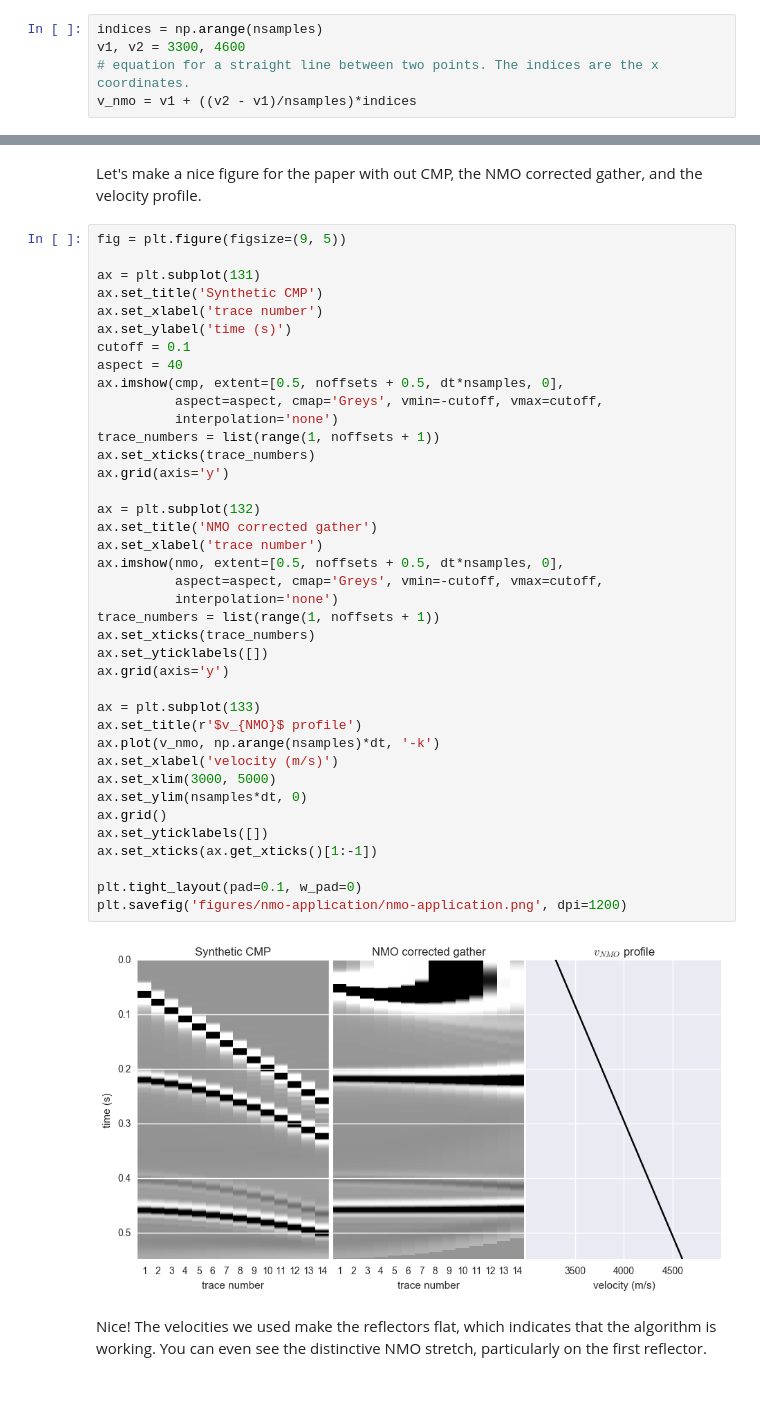
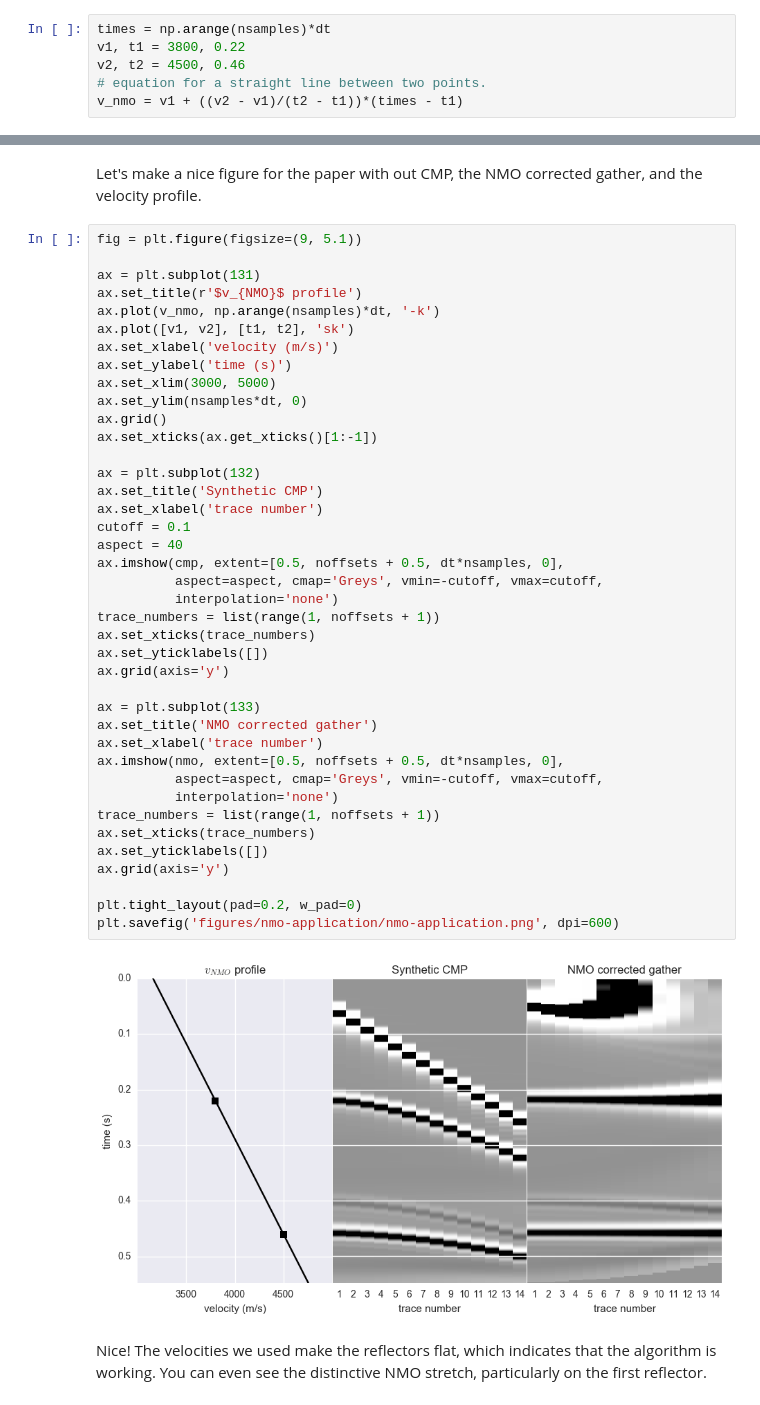
Before and after one commit to pinga-lab/nmo-tutorial, a Jupyter notebook: step-by-step-nmo.ipynb, the cells around one changed output, grey strips where cells are left out. Drawn from its saved outputs; the diff is of its cells as text.

Commit message:
Pick two vnmo points and draw a line between them

```diff
--- a/step-by-step-nmo.ipynb
+++ b/step-by-step-nmo.ipynb
@@ -269,8 +269,9 @@ We'll first choose a velocity profile. I'll cheat and use the velocities I know
 # %%
-indices = np.arange(nsamples)
-v1, v2 = 3300, 4600
-# equation for a straight line between two points. The indices are the x coordinates.
-v_nmo = v1 + ((v2 - v1)/nsamples)*indices
+times = np.arange(nsamples)*dt
+v1, t1 = 3800, 0.22
+v2, t2 = 4500, 0.46
+# equation for a straight line between two points.
+v_nmo = v1 + ((v2 - v1)/(t2 - t1))*(times - t1)
 # %% [markdown]
 Now we can use our `nmo_correction` function on the synthetic CMP.
 # %%
@@ -278,46 +279,47 @@ nmo = nmo_correction(cmp, dt, offsets, v_nmo)
 # %% [markdown]
 Let's make a nice figure for the paper with out CMP, the NMO corrected gather, and the velocity profile.
 # %%
-fig = plt.figure(figsize=(9, 5))
+fig = plt.figure(figsize=(9, 5.1))
 
 ax = plt.subplot(131)
+ax.set_title(r'$v_{NMO}$ profile')
+ax.plot(v_nmo, np.arange(nsamples)*dt, '-k')
+ax.plot([v1, v2], [t1, t2], 'sk')
+ax.set_xlabel('velocity (m/s)')
+ax.set_ylabel('time (s)')
+ax.set_xlim(3000, 5000)
+ax.set_ylim(nsamples*dt, 0)
+ax.grid()
+ax.set_xticks(ax.get_xticks()[1:-1])
+
+ax = plt.subplot(132)
 ax.set_title('Synthetic CMP')
 ax.set_xlabel('trace number')
-ax.set_ylabel('time (s)')
 cutoff = 0.1
 aspect = 40
 ax.imshow(cmp, extent=[0.5, noffsets + 0.5, dt*nsamples, 0],
           aspect=aspect, cmap='Greys', vmin=-cutoff, vmax=cutoff,
           interpolation='none')
 trace_numbers = list(range(1, noffsets + 1))
 ax.set_xticks(trace_numbers)
+ax.set_yticklabels([])
 ax.grid(axis='y')
 
-ax = plt.subplot(132)
+ax = plt.subplot(133)
 ax.set_title('NMO corrected gather')
 ax.set_xlabel('trace number')
 ax.imshow(nmo, extent=[0.5, noffsets + 0.5, dt*nsamples, 0],
           aspect=aspect, cmap='Greys', vmin=-cutoff, vmax=cutoff,
           interpolation='none')
 trace_numbers = list(range(1, noffsets + 1))
 ax.set_xticks(trace_numbers)
 ax.set_yticklabels([])
 ax.grid(axis='y')
 
-ax = plt.subplot(133)
-ax.set_title(r'$v_{NMO}$ profile')
-ax.plot(v_nmo, np.arange(nsamples)*dt, '-k')
-ax.set_xlabel('velocity (m/s)')
-ax.set_xlim(3000, 5000)
-ax.set_ylim(nsamples*dt, 0)
-ax.grid()
-ax.set_yticklabels([])
-ax.set_xticks(ax.get_xticks()[1:-1])
-
-plt.tight_layout(pad=0.1, w_pad=0)
-plt.savefig('figures/nmo-application/nmo-application.png', dpi=1200)
+plt.tight_layout(pad=0.2, w_pad=0)
+plt.savefig('figures/nmo-application/nmo-application.png', dpi=600)
 # %% [output]
-[figure, old version]
+[figure, new version]
 # %% [markdown]
 Nice! The velocities we used make the reflectors flat, which indicates that the algorithm is working. You can even see the distinctive NMO stretch, particularly on the first reflector.
 # %% [markdown]
```
Also changed, not shown: parts of 3 cells of this notebook, 2 other files.
